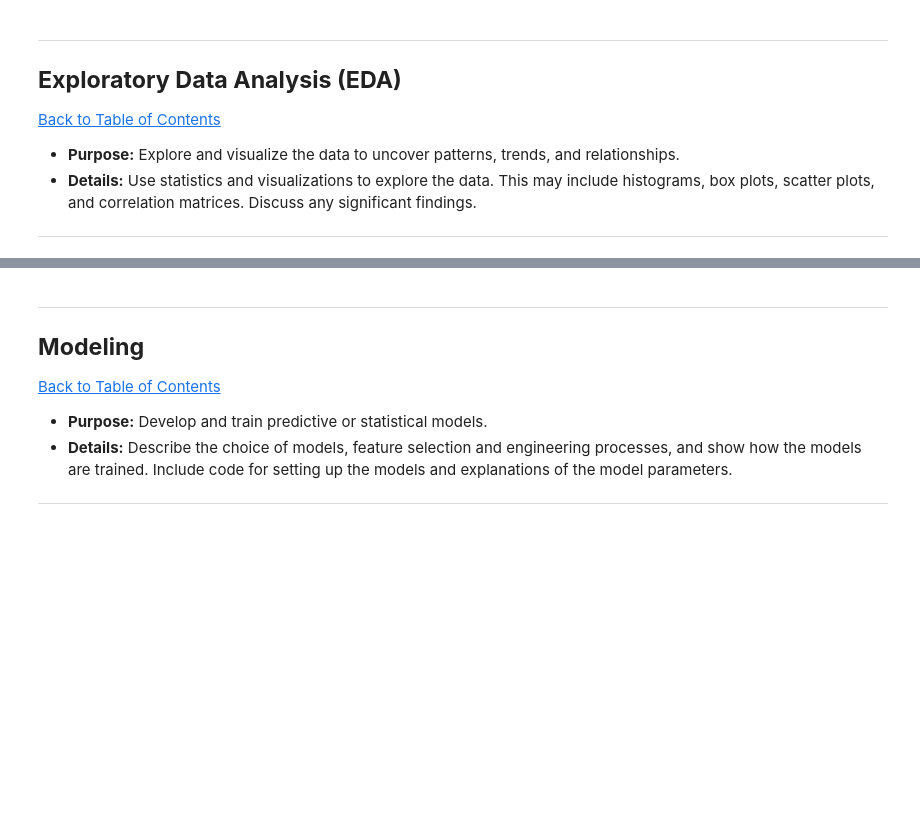
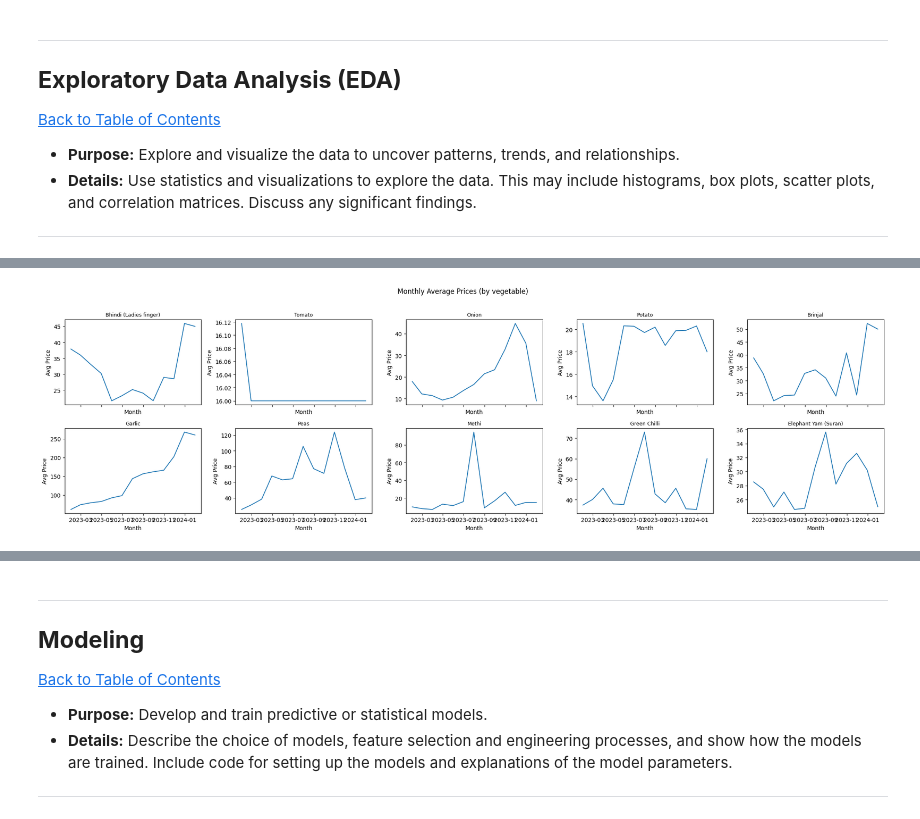
Before and after one commit to RachelFinlayson/Capestone_Project_2025, a Jupyter notebook: QCTO---Workplace-Module-Notebook.ipynb, the cells around one changed output, grey strips where cells are left out. Cells and saved outputs as stored; diff of their text form; code cells hidden in the pictures; blank space fills up the shorter version.

```diff
--- a/QCTO---Workplace-Module-Notebook.ipynb
+++ b/QCTO---Workplace-Module-Notebook.ipynb
@@ -147,0 +304,17 @@ memory usage: 24.8+ KB
+# %%
+### Time-Series EDA
+
+# Monthly means
+monthly_wide = (
+    df.set_index("Price Dates")[num_cols]
+      .resample("M").mean()
+)
+
+# Tidy version
+monthly_long = (
+    monthly_wide
+      .reset_index()
+      .melt(id_vars="Price Dates", var_name="vegetable", value_name="price")
+)
+
+monthly_wide.head(), monthly_long.head()
@@ -147,0 +339,24 @@ memory usage: 24.8+ KB
+# %%
+# monthly timelines
+
+n = len(num_cols)
+cols = min(5, n)
+rows = math.ceil(n / cols)
+
+fig, axes = plt.subplots(rows, cols, figsize=(4.2*cols, 3.0*rows), sharex=True)
+axes = np.atleast_1d(axes).flatten()
+
+for i, col in enumerate(num_cols):
+    ax = axes[i]
+    ax.plot(monthly_wide.index, monthly_wide[col], marker="", linewidth=1.4)
+    ax.set_title(col, fontsize=9)
+    ax.set_xlabel("Month"); ax.set_ylabel("Avg Price")
+
+for j in range(i+1, len(axes)):
+    axes[j].axis("off")
+
+fig.suptitle("Monthly Average Prices (by vegetable)", y=1.02, fontsize=12)
+plt.tight_layout()
+plt.show()
+# %% [output]
+[figure, added]
```
Also changed, not shown: parts of 20 cells of this notebook.
